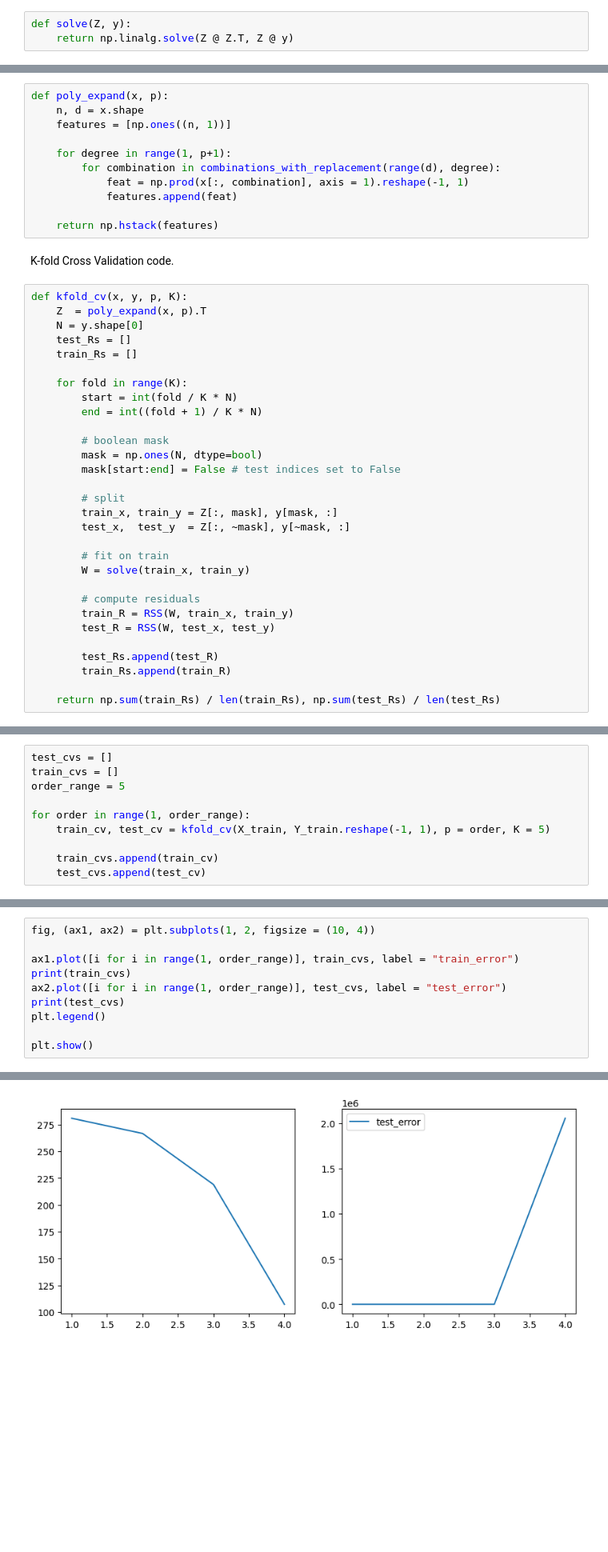
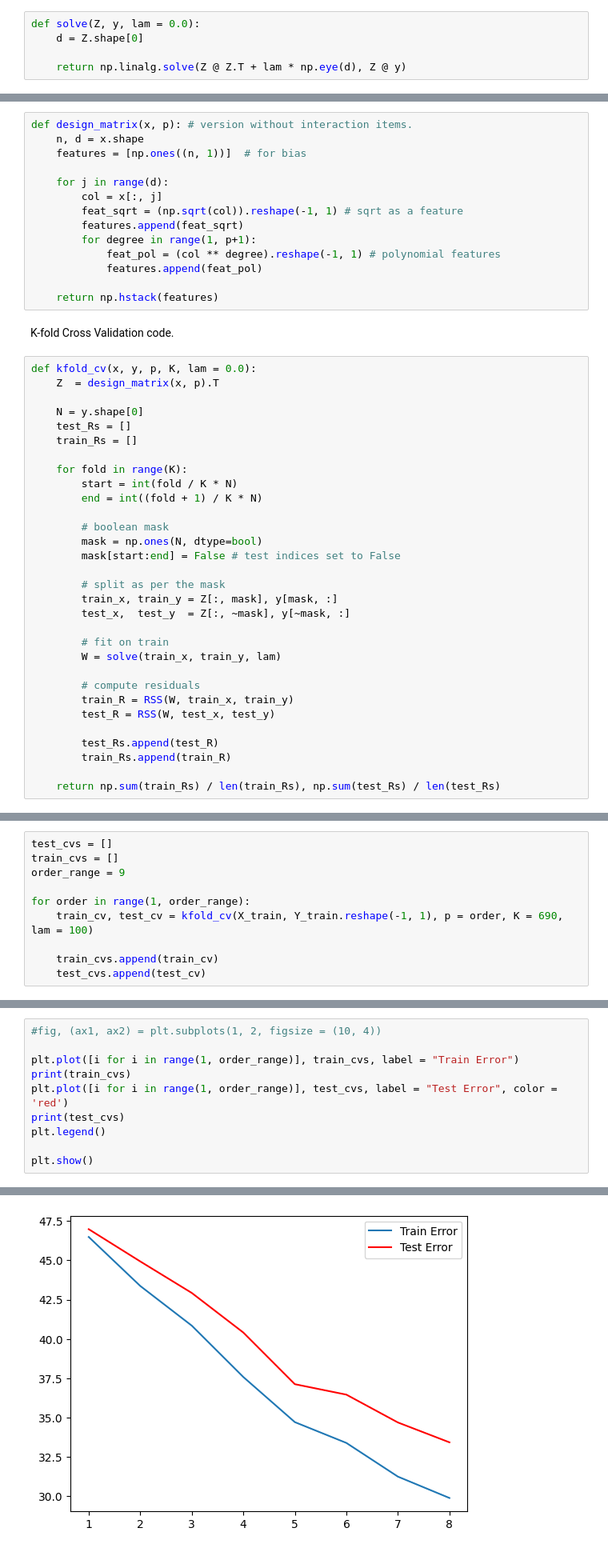
Before and after one commit to stha-prashant/qf, a Jupyter notebook: project_1_prashant.ipynb, the cells around one changed output, grey strips where cells are left out. Shown at 80% size. Cells and saved outputs as stored; diff of their text form; blank space fills up the shorter version.

```diff
--- a/project_1_prashant.ipynb
+++ b/project_1_prashant.ipynb
@@ -19,6 +22,8 @@ Function to calculate the weight vector from given design matrix and actual outp
 # %%
-def solve(Z, y):
-    return np.linalg.solve(Z @ Z.T, Z @ y)
+def solve(Z, y, lam = 0.0):
+    d = Z.shape[0]
+
+    return np.linalg.solve(Z @ Z.T + lam * np.eye(d), Z @ y)
 # %% [markdown]
 Function to calculate Residual Sum of Squares (RSS) given weight vector, design matrix, and actual output data.
 # %%
@@ -29,19 +34,23 @@ Calculating the design matrix for given polynomial order. This includes interact
 # %%
-def poly_expand(x, p):
+def design_matrix(x, p): # version without interaction items.
     n, d = x.shape
-    features = [np.ones((n, 1))]
+    features = [np.ones((n, 1))]  # for bias
 
-    for degree in range(1, p+1):
-        for combination in combinations_with_replacement(range(d), degree):
-            feat = np.prod(x[:, combination], axis = 1).reshape(-1, 1)
-            features.append(feat)
+    for j in range(d):
+        col = x[:, j]
+        feat_sqrt = (np.sqrt(col)).reshape(-1, 1) # sqrt as a feature
+        features.append(feat_sqrt)
+        for degree in range(1, p+1):
+            feat_pol = (col ** degree).reshape(-1, 1) # polynomial features
+            features.append(feat_pol)
 
     return np.hstack(features)
 # %% [markdown]
 K-fold Cross Validation code.
 # %%
-def kfold_cv(x, y, p, K):
-    Z  = poly_expand(x, p).T
+def kfold_cv(x, y, p, K, lam = 0.0):
+    Z  = design_matrix(x, p).T
+
     N = y.shape[0]
     test_Rs = []
     train_Rs = []
@@ -54,12 +63,12 @@ def kfold_cv(x, y, p, K):
         mask = np.ones(N, dtype=bool)
         mask[start:end] = False # test indices set to False
 
-        # split
+        # split as per the mask
         train_x, train_y = Z[:, mask], y[mask, :]
         test_x,  test_y  = Z[:, ~mask], y[~mask, :]
 
         # fit on train
-        W = solve(train_x, train_y)
+        W = solve(train_x, train_y, lam)
 
         # compute residuals
         train_R = RSS(W, train_x, train_y)
@@ -74,10 +83,10 @@ Do cross-validation on different orders of polynomial.
 # %%
 test_cvs = []
 train_cvs = []
-order_range = 5
+order_range = 9
 
 for order in range(1, order_range):
-    train_cv, test_cv = kfold_cv(X_train, Y_train.reshape(-1, 1), p = order, K = 5)
+    train_cv, test_cv = kfold_cv(X_train, Y_train.reshape(-1, 1), p = order, K = 690, lam = 100)
 
     train_cvs.append(train_cv)
     test_cvs.append(test_cv)
@@ -86,9 +95,9 @@ Plotting average validation errors from k-fold Cross Validation of each basis ex
 # %%
-fig, (ax1, ax2) = plt.subplots(1, 2, figsize = (10, 4))
+#fig, (ax1, ax2) = plt.subplots(1, 2, figsize = (10, 4))
 
-ax1.plot([i for i in range(1, order_range)], train_cvs, label = "train_error")
+plt.plot([i for i in range(1, order_range)], train_cvs, label = "Train Error")
 print(train_cvs)
-ax2.plot([i for i in range(1, order_range)], test_cvs, label = "test_error")
+plt.plot([i for i in range(1, order_range)], test_cvs, label = "Test Error", color = 'red')
 print(test_cvs)
 plt.legend()
 
@@ -99 +108 @@ plt.show()
-[figure, old version]
+[figure, new version]
```
Also changed, not shown: parts of 11 cells of this notebook.
